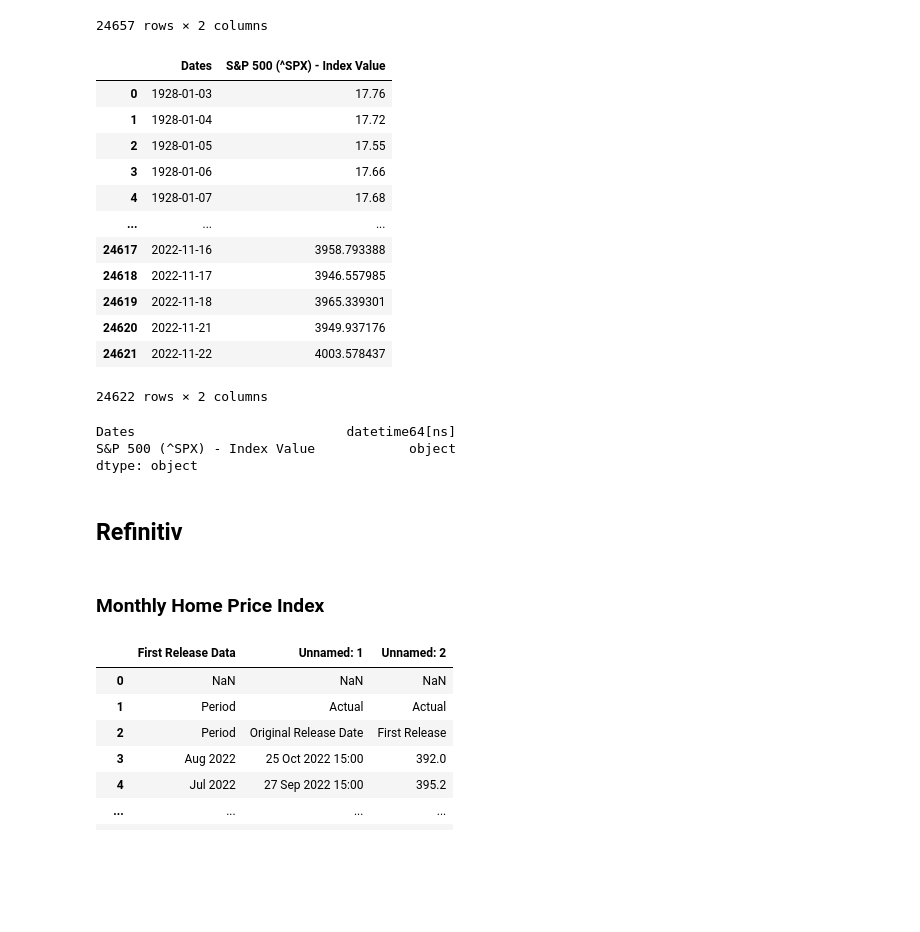
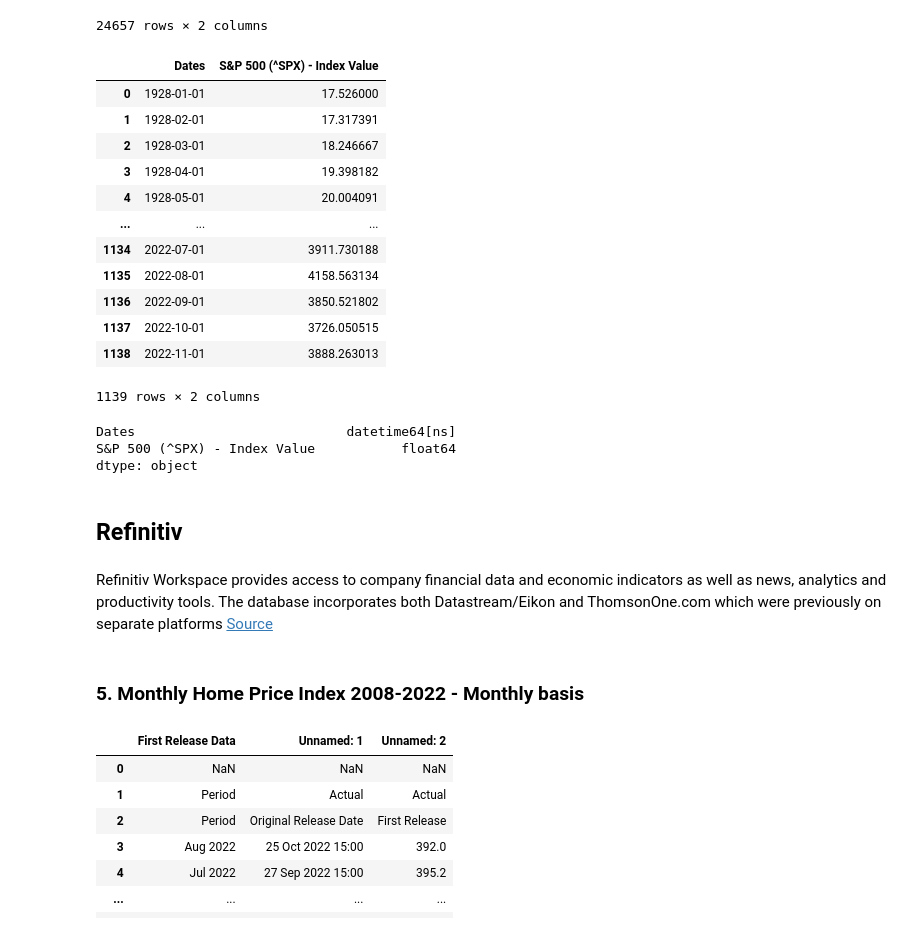
Before and after one commit to RaphHer/Project_Final_Ironhack, a Jupyter notebook: 2. Exploring the data .ipynb, the cells around one changed output. Saved outputs shown, nothing was run; the diff lists cells and outputs as text; code cells hidden in the pictures; blank space fills up the shorter version.

```diff
--- a/2. Exploring the data .ipynb
+++ b/2. Exploring the data .ipynb
@@ -260,48 +264,69 @@ df_SP500
 # %%
 # Get rid of NaN values
 df_SP500.dropna(inplace=True) # get rid of Nan Values
 
 # Rename the column with the right name
 df_SP500.rename(columns={'Unnamed: 0': 'Dates',
                             'Unnamed: 1': 'S&P 500 (^SPX) - Index Value'},
                               inplace=True, errors='raise')
 
 # drop the row with the column name
 df_SP500 = df_SP500.drop([df_SP500.index[0]])
 
 # Reset the index
 df_SP500.reset_index(drop=True, inplace=True)
 df_SP500
 
 # Transform the date
-df_SP500["Dates"] = pd.to_datetime(df_SP500["Dates"])
+#df_SP500["Dates"] = pd.to_datetime(df_SP500["Dates"])
+
+# Getting rid of the day and keep only year and month
+df_SP500['Dates'] = df_SP500['Dates'].apply(lambda x: x.strftime('%Y-%m'))
+
+# changing the data type of the date and index value to the correct ones
+df_SP500["S&P 500 (^SPX) - Index Value"] =df_SP500["S&P 500 (^SPX) - Index Value"].astype(float)
+df_SP500['Dates'] = pd.to_datetime(df_SP500['Dates'])
+df_SP500.dtypes
+
+# taking the mean of the different
+df_SP500 = df_SP500.resample('M', on='Dates').mean()
+
+# inserating again the index
+df_SP500 = df_SP500.reset_index()
+
+# to keep only the month in the final version of the df
+df_SP500['Dates'] = df_SP500['Dates'].apply(lambda x: x.strftime('%Y-%m'))
+df_SP500['Dates'] = pd.to_datetime(df_SP500['Dates'])
+
 df_SP500
 # %% [output]
 |  | Dates | S&P 500 (^SPX) - Index Value |
-| 0 | 1928-01-03 | 17.76 |
-| 1 | 1928-01-04 | 17.72 |
-| 2 | 1928-01-05 | 17.55 |
-| 3 | 1928-01-06 | 17.66 |
-| 4 | 1928-01-07 | 17.68 |
+| 0 | 1928-01-01 | 17.526000 |
+| 1 | 1928-02-01 | 17.317391 |
+| 2 | 1928-03-01 | 18.246667 |
+| 3 | 1928-04-01 | 19.398182 |
+| 4 | 1928-05-01 | 20.004091 |
 | ... | ... | ... |
-| 24617 | 2022-11-16 | 3958.793388 |
-| 24618 | 2022-11-17 | 3946.557985 |
-| 24619 | 2022-11-18 | 3965.339301 |
-| 24620 | 2022-11-21 | 3949.937176 |
-| 24621 | 2022-11-22 | 4003.578437 |
+| 1134 | 2022-07-01 | 3911.730188 |
+| 1135 | 2022-08-01 | 4158.563134 |
+| 1136 | 2022-09-01 | 3850.521802 |
+| 1137 | 2022-10-01 | 3726.050515 |
+| 1138 | 2022-11-01 | 3888.263013 |
-24622 rows × 2 columns
+1139 rows × 2 columns
 # %%
 df_SP500.dtypes
 # %% [output]
 Dates                           datetime64[ns]
-S&P 500 (^SPX) - Index Value            object
+S&P 500 (^SPX) - Index Value           float64
 dtype: object
 # %%
 df_SP500.to_csv (r'C:\Users\rapha\OneDrive\ironhack\projects\Project_Final_Ironhack\cleaned data\df_SP500.csv', index = None, header=True)
 # %% [markdown]
 ## Refinitiv
+# %% [markdown]
+Refinitiv Workspace provides access to company financial data and economic indicators as well as news, analytics and productivity tools. The database incorporates both Datastream/Eikon and ThomsonOne.com which were previously on separate platforms [Source](https://library.bath.ac.uk/refinitvworkspace#:~:text=What%20is%20Refinitv%20Workspace%3F,were%20previously%20on%20separate%20platforms)
 # %% [markdown]
-### Monthly Home Price Index
+### 5. Monthly Home Price Index  2008-2022 - Monthly basis
 # %%
 df_mhpi_us = pd.read_excel(r".\raw data\Economic Indicator_United States Monthly Home Price Index__24 Nov 2022.xlsx", sheet_name = "First Release Data")
 df_mhpi_us
```
Also changed, not shown: parts of 20 cells of this notebook, 7 other files.
